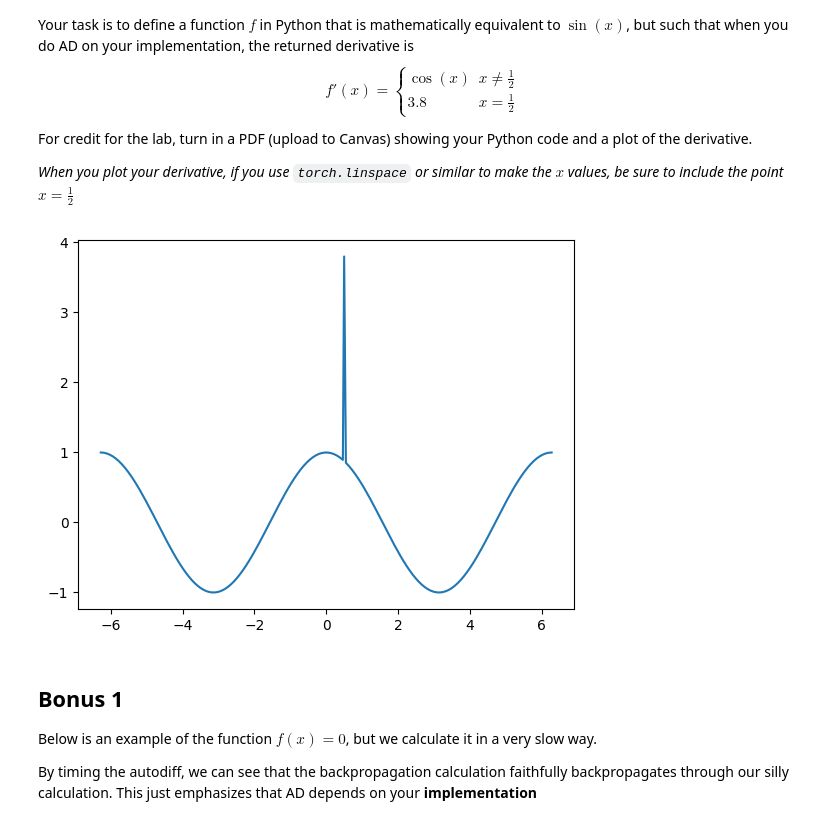
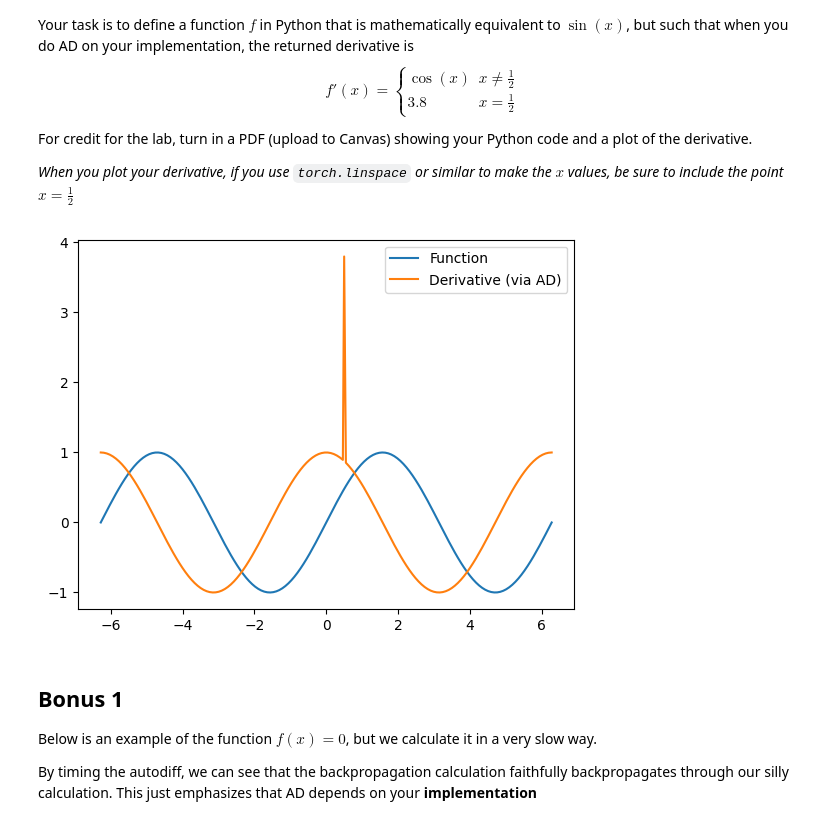
Before and after one commit to cu-applied-math/SciML-Class, a Jupyter notebook: Labs/lab04_AD.ipynb, the cells around one changed output. Saved outputs shown, nothing was run; the diff lists cells and outputs as text; code cells hidden in the pictures.

```diff
--- a/Labs/lab04_AD.ipynb
+++ b/Labs/lab04_AD.ipynb
@@ -92,23 +94,42 @@ For credit for the lab, turn in a PDF (upload to Canvas) showing your Python cod
 # %%
 f = torch.sin
 def funny_zero(x):
     return myReLU2(x) - myReLU(x)
 
 # funny_points = torch.Tensor( [-.5, .2, .6 ])
 funny_points = torch.Tensor( [.5 ])
 def funny_sin(x):
+    """
+    Here's one way to do it. We add the zero function, but a special zero function
+    defined above
+    """
     y = f(x) # regular sin
     for pt in funny_points:
         y += (3.8-np.cos(.5))*funny_zero( x - pt )  # add zero
     return y
 
+# def g(x):
+#     return 3.8*2*x
+
+# def funny_sin(x):
+#     """
+#     There are other ways to do it. Let g be any function such that
+#     g'(.5) = 3.8. Then we define sine in the following way:
+#     """
+#     if x == .5:
+#         return g(x) - g(.5) + torch.sin(torch.Tensor([.5]))
+#     else:
+#         return f(x)
+
 xGrid  = torch.linspace(-2*np.pi,2*np.pi,150)
 xGrid  = torch.cat( (xGrid,funny_points)).unique()
 deriv  = find_derivative(funny_sin, xGrid)
-plt.plot( xGrid.numpy(), deriv.numpy() )
+plt.plot( xGrid.numpy(), [funny_sin(x).item() for x in xGrid], label='Function' )
+plt.plot( xGrid.numpy(), deriv.numpy(), label='Derivative (via AD)' )
+plt.legend()
 plt.show()
 # %% [output]
-[figure, old version]
+[figure, new version]
 # %% [markdown]
 ## Bonus 1
 Below is an example of the function $f(x)=0$, but we calculate it in a very slow way.
```
Also changed, not shown: parts of 1 cell of this notebook.
